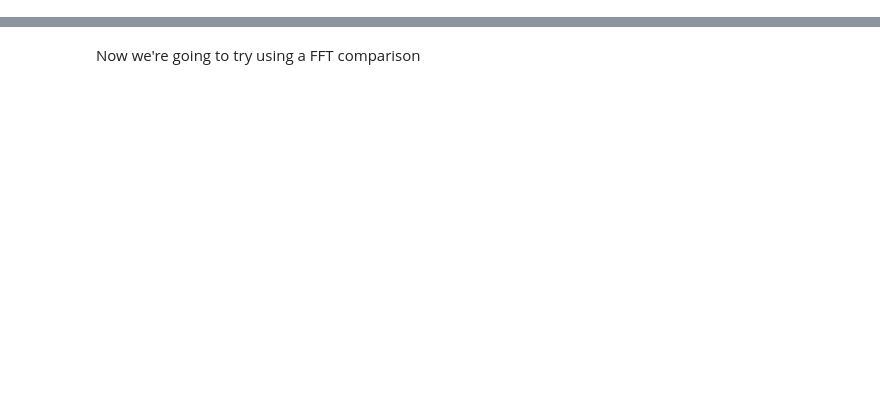
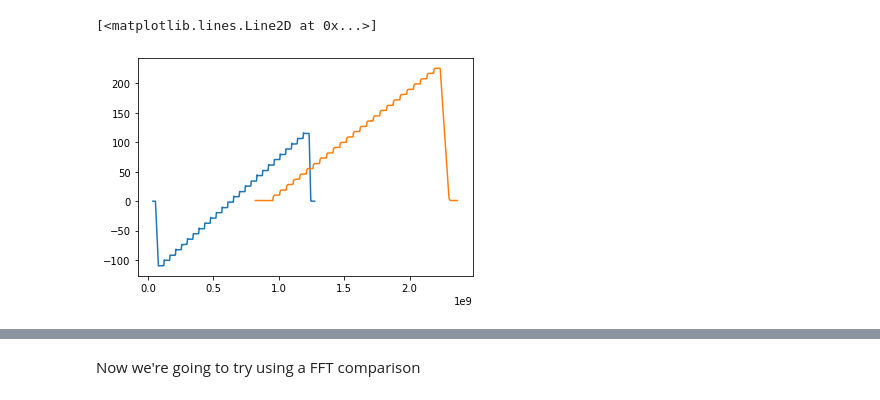
Before and after one commit to zlite/SimAnalysis, a Jupyter notebook: Dataframetest.ipynb, the cells around one changed output, grey strips where cells are left out. Cells and saved outputs as stored; diff of their text form; code cells hidden in the pictures; blank space fills up the shorter version.

```diff
--- a/Dataframetest.ipynb
+++ b/Dataframetest.ipynb
@@ -14,6 +14,12 @@ from IPython.display import display
 df1 = pd.read_csv(r'real.csv')
 df2 = pd.read_csv(r'sim.csv')
 df3 = pd.read_csv(r'sim.csv')
+# %%
+plt.plot(df1.timestamp, df1.y, label = 'Real')
+plt.plot(df2.timestamp, df2.y, label = 'Sim')
+# %% [output]
+[<matplotlib.lines.Line2D at 0x...>]
+[figure, added]
 # %%
 invertreal=widgets.Checkbox(
     value=False,
```
Also changed, not shown: parts of 12 cells of this notebook.
